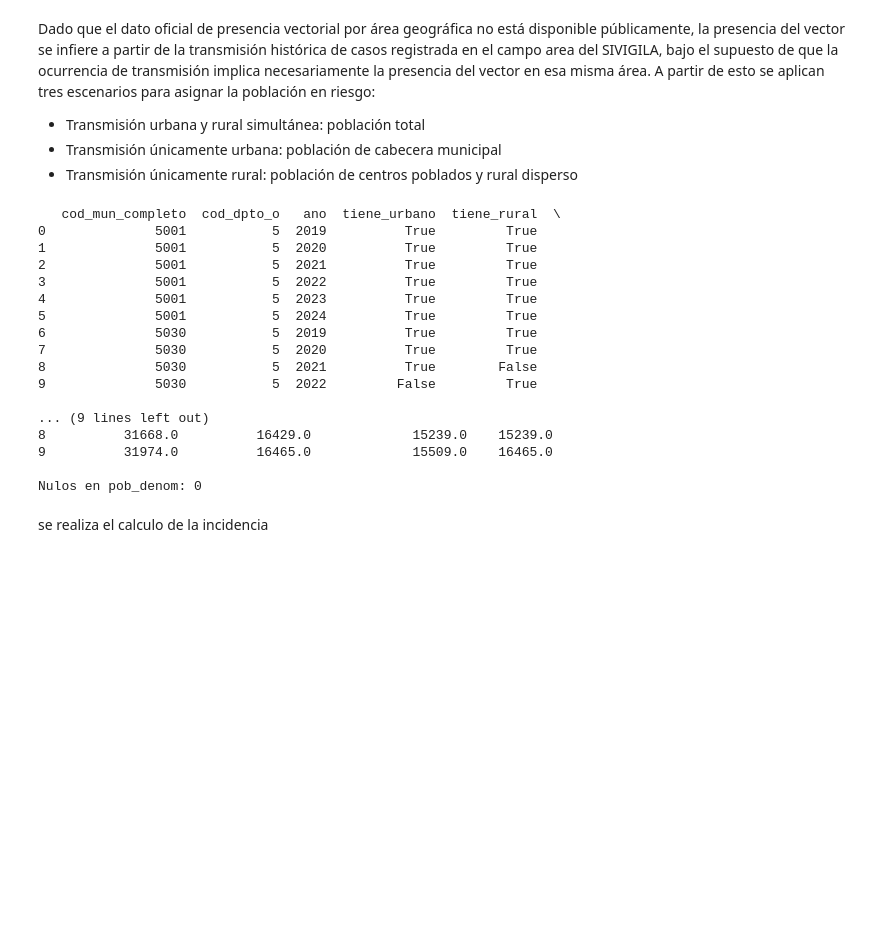
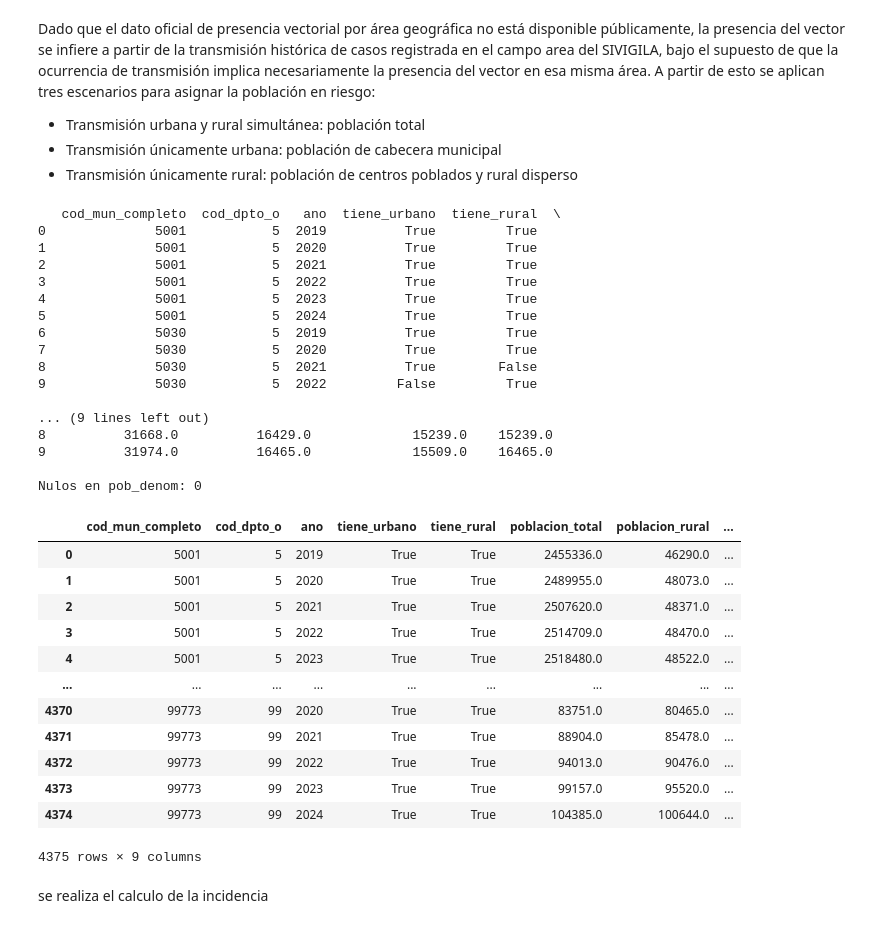
Before and after one commit to Edmh1/dengue-surveillance-magdalena, a Jupyter notebook: notebooks/eda_dengue_v4.ipynb, the cells around one changed output. Cells and saved outputs as stored; diff of their text form; code cells hidden in the pictures; blank space fills up the shorter version.

```diff
--- a/notebooks/eda_dengue_v4.ipynb
+++ b/notebooks/eda_dengue_v4.ipynb
@@ -1634,33 +1634,47 @@ denom_mun = area_mun.merge(
     how="left"
 ).drop(columns="mpio")
 
 denom_mun["pob_denom"] = denom_mun.apply(
     lambda r: r["poblacion_total"] if (r["tiene_urbano"] and r["tiene_rural"])
     else r["poblacion_cabecera"] if r["tiene_urbano"]
     else r["poblacion_rural"],
     axis=1
 )
 
 print(denom_mun.head(10))
 print(f"\nNulos en pob_denom: {denom_mun['pob_denom'].isna().sum()}")
+denom_mun
 # %% [output]
    cod_mun_completo  cod_dpto_o   ano  tiene_urbano  tiene_rural  \
 0              5001           5  2019          True         True
 1              5001           5  2020          True         True
 2              5001           5  2021          True         True
 3              5001           5  2022          True         True
 4              5001           5  2023          True         True
 5              5001           5  2024          True         True
 6              5030           5  2019          True         True
 7              5030           5  2020          True         True
 8              5030           5  2021          True        False
 9              5030           5  2022         False         True
 
 ... (9 lines left out)
 8          31668.0          16429.0             15239.0    15239.0
 9          31974.0          16465.0             15509.0    16465.0
 
 Nulos en pob_denom: 0
+|  | cod_mun_completo | cod_dpto_o | ano | tiene_urbano | tiene_rural | poblacion_total | poblacion_rural | ... |
+| 0 | 5001 | 5 | 2019 | True | True | 2455336.0 | 46290.0 | ... |
+| 1 | 5001 | 5 | 2020 | True | True | 2489955.0 | 48073.0 | ... |
+| 2 | 5001 | 5 | 2021 | True | True | 2507620.0 | 48371.0 | ... |
+| 3 | 5001 | 5 | 2022 | True | True | 2514709.0 | 48470.0 | ... |
+| 4 | 5001 | 5 | 2023 | True | True | 2518480.0 | 48522.0 | ... |
+| ... | ... | ... | ... | ... | ... | ... | ... | ... |
+| 4370 | 99773 | 99 | 2020 | True | True | 83751.0 | 80465.0 | ... |
+| 4371 | 99773 | 99 | 2021 | True | True | 88904.0 | 85478.0 | ... |
+| 4372 | 99773 | 99 | 2022 | True | True | 94013.0 | 90476.0 | ... |
+| 4373 | 99773 | 99 | 2023 | True | True | 99157.0 | 95520.0 | ... |
+| 4374 | 99773 | 99 | 2024 | True | True | 104385.0 | 100644.0 | ... |
+4375 rows × 9 columns
 # %% [markdown]
 se realiza el calculo de la incidencia
 # %%
```
Also changed, not shown: parts of 3 cells of this notebook.
